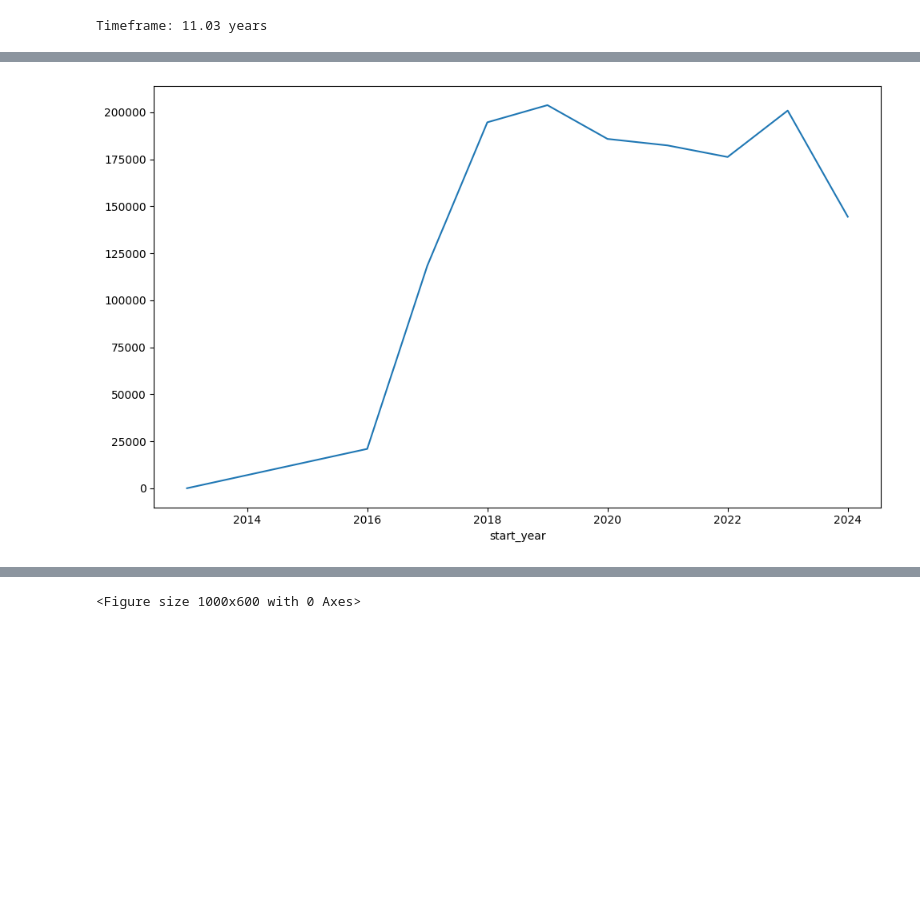
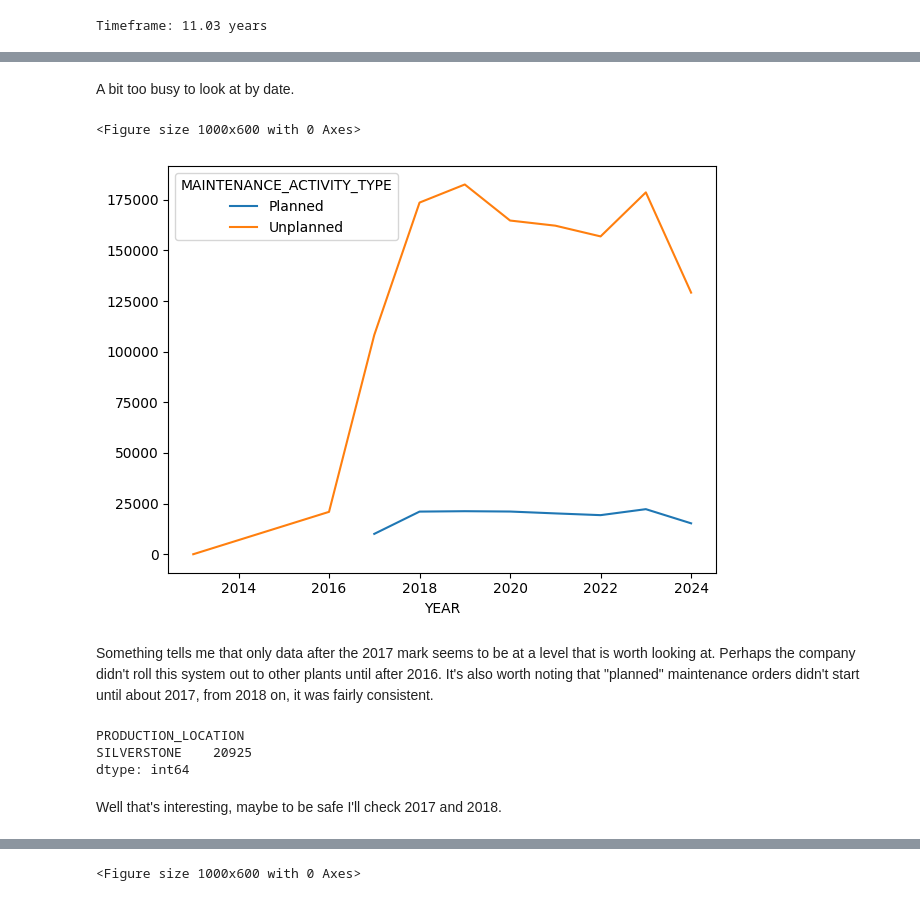
Before and after one commit to griffin-brown-95/GLB-Capstone-2, a Jupyter notebook: eda.ipynb, the cells around one changed output, grey strips where cells are left out. Drawn from its saved outputs; the diff is of its cells as text; code cells hidden in the pictures; blank space fills up the shorter version.

```diff
--- a/eda.ipynb
+++ b/eda.ipynb
@@ -117,5 +188,6 @@ memory usage: 272.2+ MB
 # %%
 df['START_YEAR_MONTH'] = pd.to_datetime(df['EXECUTION_START_DATE']).dt.strftime('%Y-%m')
+df['YEAR'] = pd.to_datetime(df['EXECUTION_START_DATE']).dt.year
 # %%
 df.head()
 # %% [output]
@@ -183,11 +273,24 @@ Timeframe: 11.03 years
+# %% [markdown]
+A bit too busy to look at by date.
 # %%
-df['start_year'] = df['EXECUTION_START_DATE'].dt.year
-
-count_by_year = df.groupby('start_year').size()
+count_by_year = df.groupby(['YEAR', 'MAINTENANCE_ACTIVITY_TYPE']).size().unstack()
 
 plt.figure(figsize=(10, 6))
 count_by_year.plot(kind='line')
 plt.tight_layout()
 plt.show()
 # %% [output]
+<Figure size 1000x600 with 0 Axes>
-[figure, old version]
+[figure, new version]
+# %% [markdown]
+Something tells me that only data after the 2017 mark seems to be at a level that is worth looking at. Perhaps the company didn't roll this system out to other plants until after 2016. It's also worth noting that "planned" maintenance orders didn't start until about 2017, from 2018 on, it was fairly consistent.
+# %%
+df_2016 = df[df['YEAR'] == 2016]
+
+df_2016.groupby('PRODUCTION_LOCATION').size()
+# %% [output]
+PRODUCTION_LOCATION
+SILVERSTONE    20925
+dtype: int64
+# %% [markdown]
+Well that's interesting, maybe to be safe I'll check 2017 and 2018.
```
Also changed, not shown: parts of 69 cells of this notebook.
